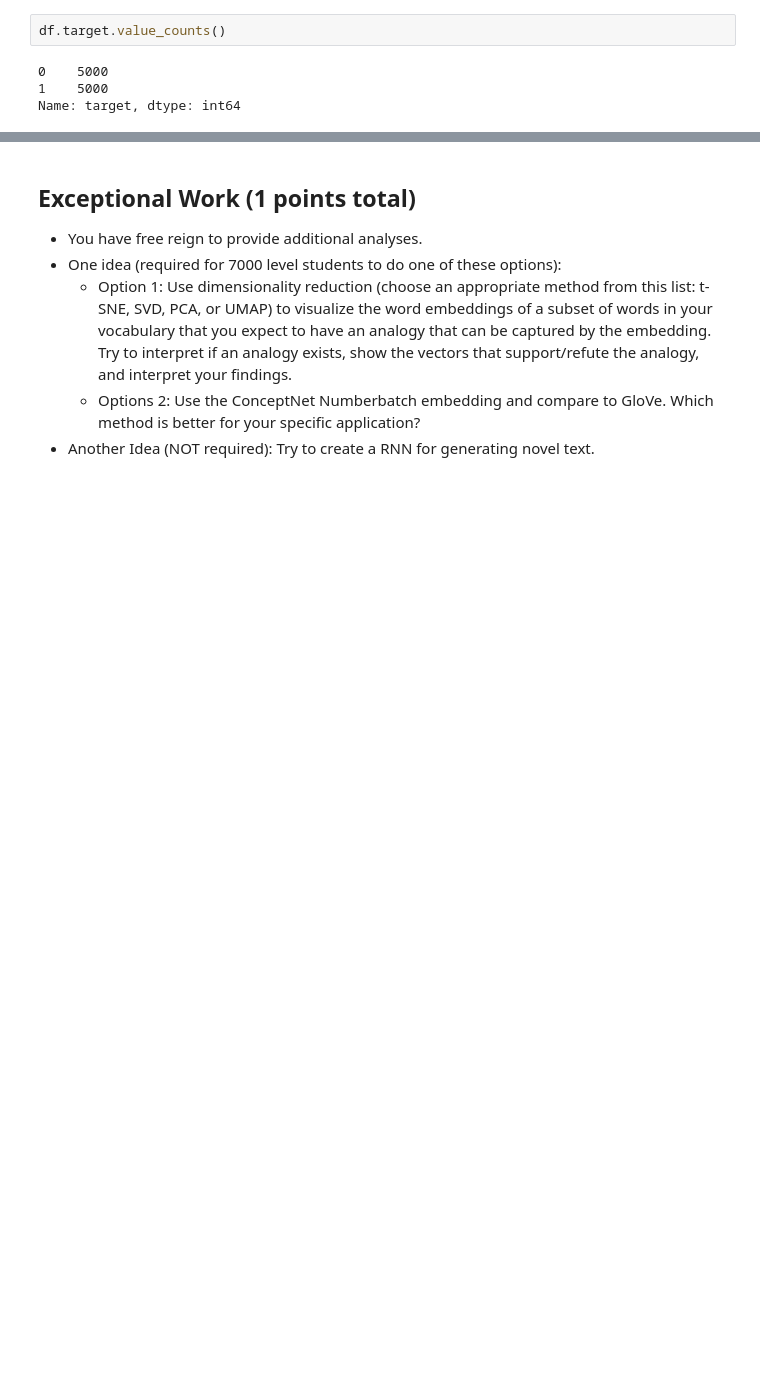
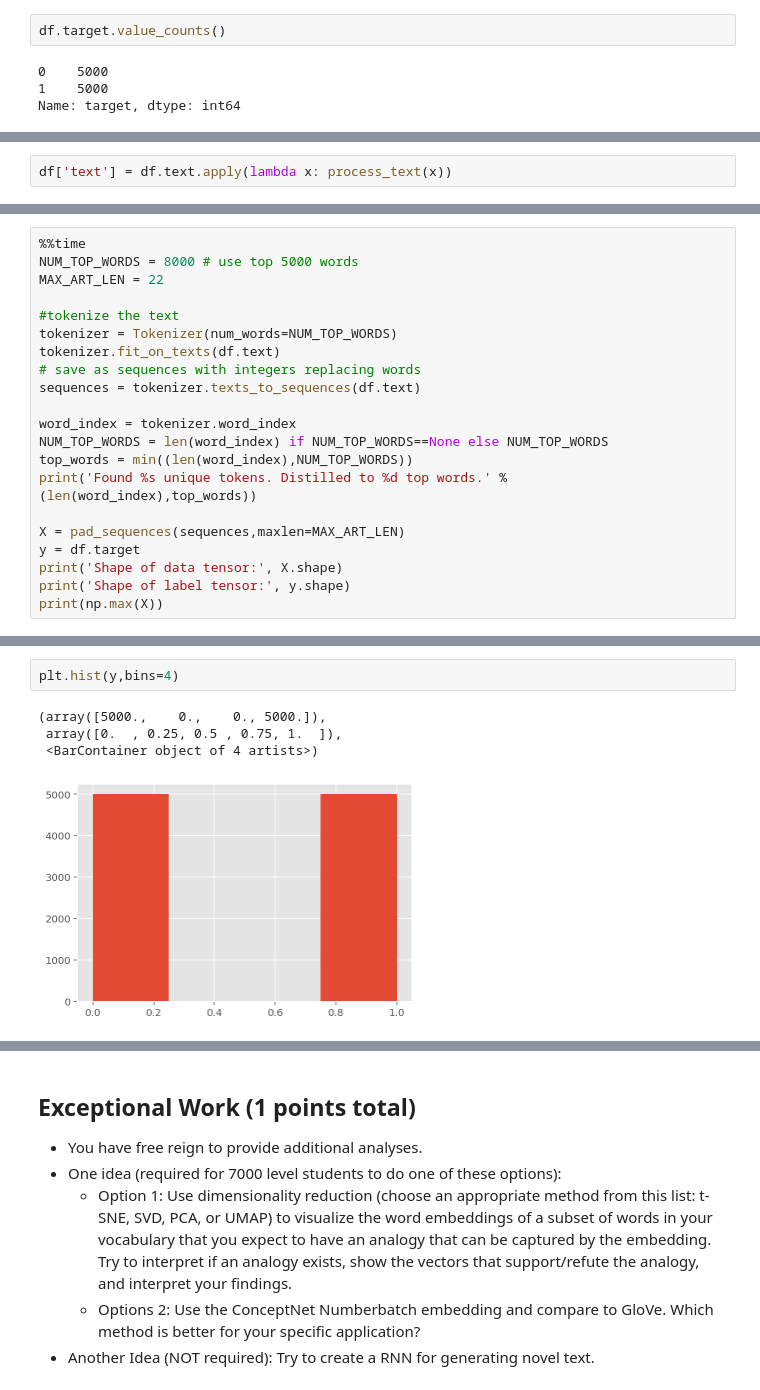
Before and after one commit to amor-tsai/MachineLearningNotebooks, a Jupyter notebook: Lab7.ipynb, the cells around one changed output, grey strips where cells are left out. Saved outputs shown, nothing was run; the diff lists cells and outputs as text; blank space fills up the shorter version.

```diff
--- a/Lab7.ipynb
+++ b/Lab7.ipynb
@@ -101,0 +153,2 @@ Name: target, dtype: int64
+# %%
+df['text'] = df.text.apply(lambda x: process_text(x))
@@ -101,0 +180,21 @@ Name: target, dtype: int64
+# %%
+%%time
+NUM_TOP_WORDS = 8000 # use top 5000 words
+MAX_ART_LEN = 22
+
+#tokenize the text
+tokenizer = Tokenizer(num_words=NUM_TOP_WORDS)
+tokenizer.fit_on_texts(df.text)
+# save as sequences with integers replacing words
+sequences = tokenizer.texts_to_sequences(df.text)
+
+word_index = tokenizer.word_index
+NUM_TOP_WORDS = len(word_index) if NUM_TOP_WORDS==None else NUM_TOP_WORDS
+top_words = min((len(word_index),NUM_TOP_WORDS))
+print('Found %s unique tokens. Distilled to %d top words.' % (len(word_index),top_words))
+
+X = pad_sequences(sequences,maxlen=MAX_ART_LEN)
+y = df.target
+print('Shape of data tensor:', X.shape)
+print('Shape of label tensor:', y.shape)
+print(np.max(X))
@@ -101,0 +212,7 @@ Name: target, dtype: int64
+# %%
+plt.hist(y,bins=4)
+# %% [output]
+(array([5000.,    0.,    0., 5000.]),
+ array([0.  , 0.25, 0.5 , 0.75, 1.  ]),
+ <BarContainer object of 4 artists>)
+[figure, added]
```
Also changed, not shown: parts of 57 cells of this notebook.
